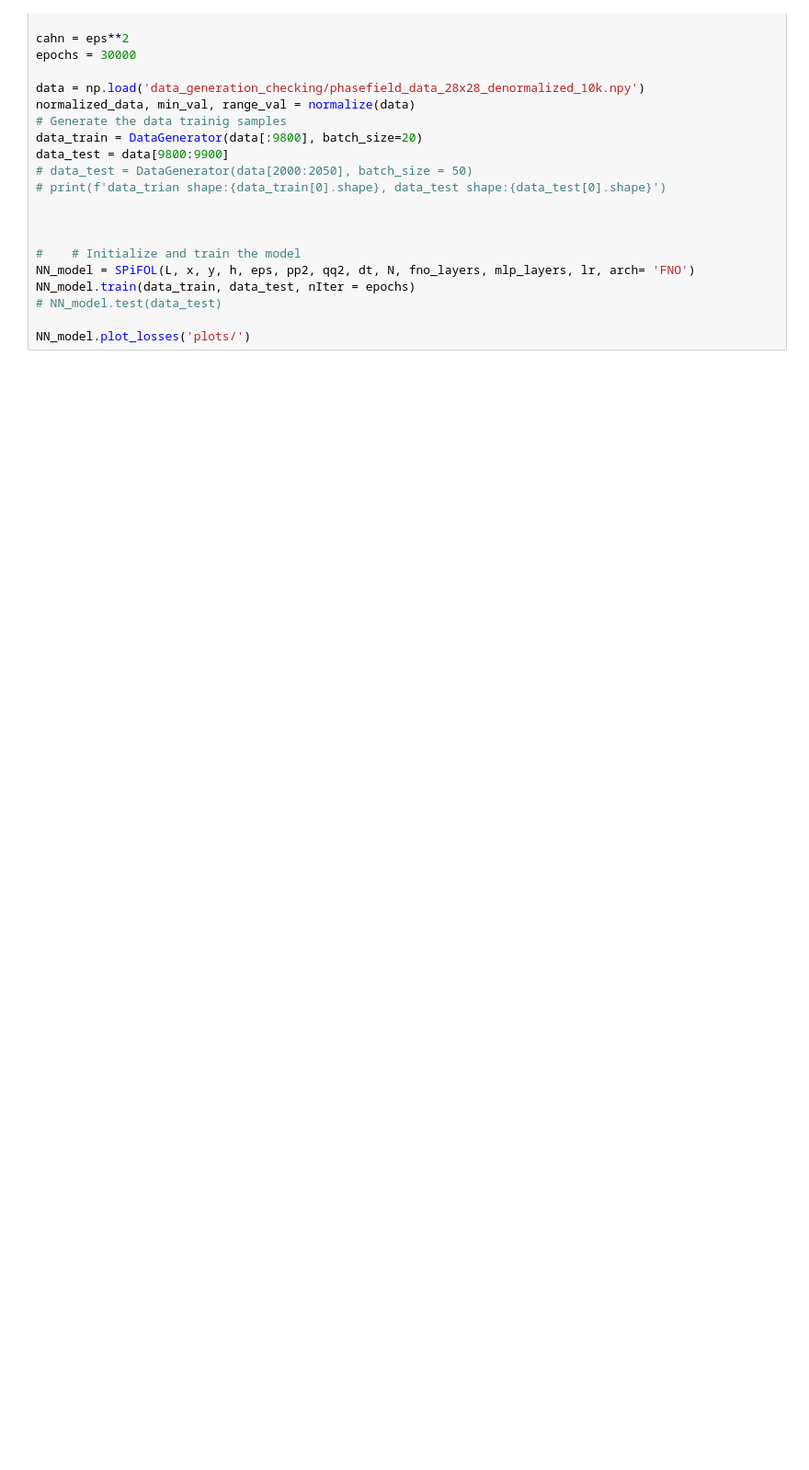
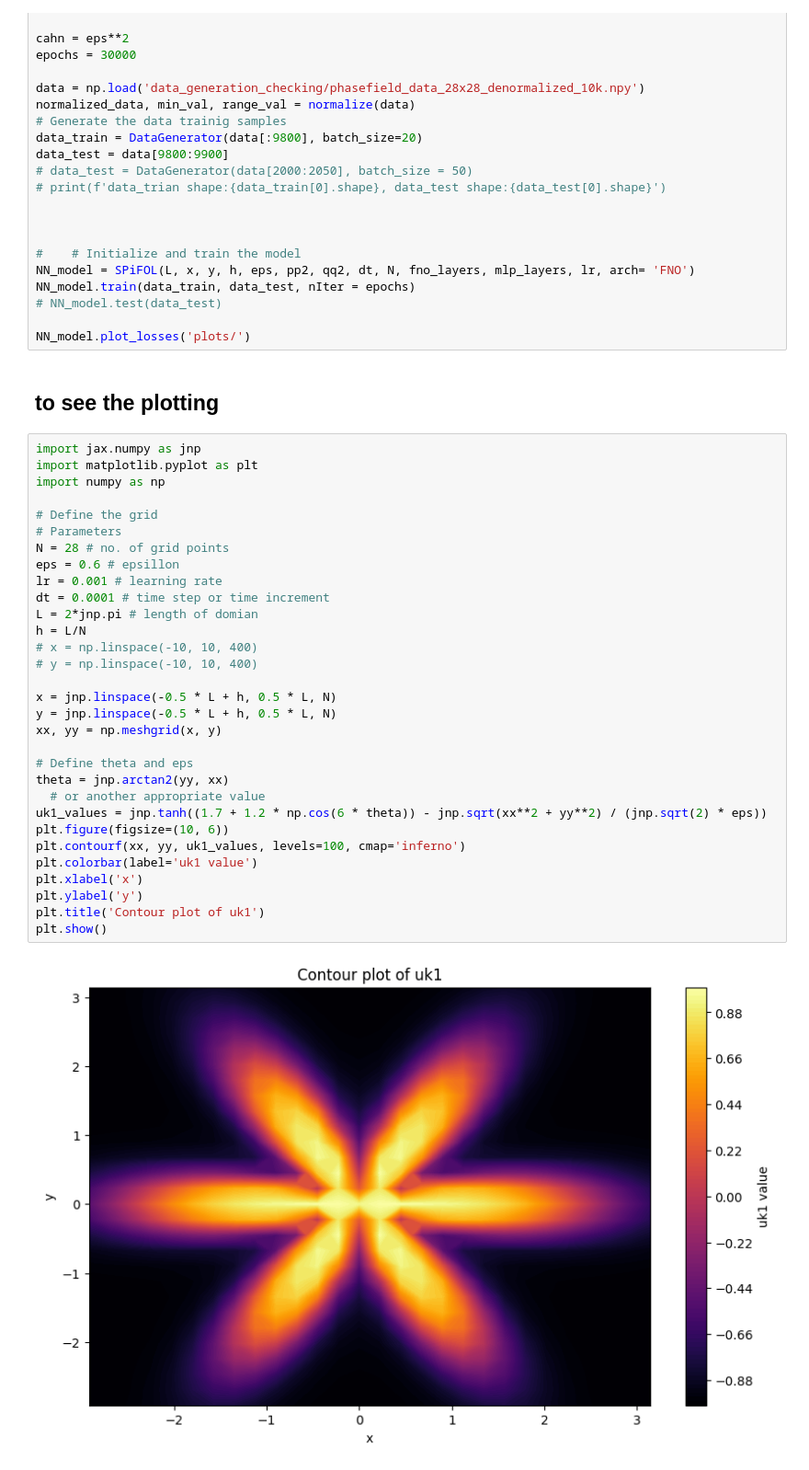
Before and after one commit to manjudhital/master_thesis, a Jupyter notebook: phasefield/data_generation_detailcode.ipynb, the cells around one changed output. Shown at 92% size. Drawn from its saved outputs; the diff is of its cells as text; blank space fills up the shorter version.

```diff
--- a/phasefield/data_generation_detailcode.ipynb
+++ b/phasefield/data_generation_detailcode.ipynb
@@ -2651,3 +2651,38 @@ NN_model.train(data_train, data_test, nIter = epochs)
 # NN_model.test(data_test)
 
 NN_model.plot_losses('plots/')
+# %% [markdown]
+## to see the plotting
+# %%
+import jax.numpy as jnp
+import matplotlib.pyplot as plt
+import numpy as np
+
+# Define the grid
+# Parameters
+N = 28 # no. of grid points
+eps = 0.6 # epsillon
+lr = 0.001 # learning rate
+dt = 0.0001 # time step or time increment
+L = 2*jnp.pi # length of domian
+h = L/N
+# x = np.linspace(-10, 10, 400)
+# y = np.linspace(-10, 10, 400)
+
+x = jnp.linspace(-0.5 * L + h, 0.5 * L, N)
+y = jnp.linspace(-0.5 * L + h, 0.5 * L, N)
+xx, yy = np.meshgrid(x, y)
+
+# Define theta and eps
+theta = jnp.arctan2(yy, xx)
+  # or another appropriate value
+uk1_values = jnp.tanh((1.7 + 1.2 * np.cos(6 * theta)) - jnp.sqrt(xx**2 + yy**2) / (jnp.sqrt(2) * eps))
+plt.figure(figsize=(10, 6))
+plt.contourf(xx, yy, uk1_values, levels=100, cmap='inferno')
+plt.colorbar(label='uk1 value')
+plt.xlabel('x')
+plt.ylabel('y')
+plt.title('Contour plot of uk1')
+plt.show()
+# %% [output]
+[figure, added]
```
Also changed, not shown: 14 other files.
